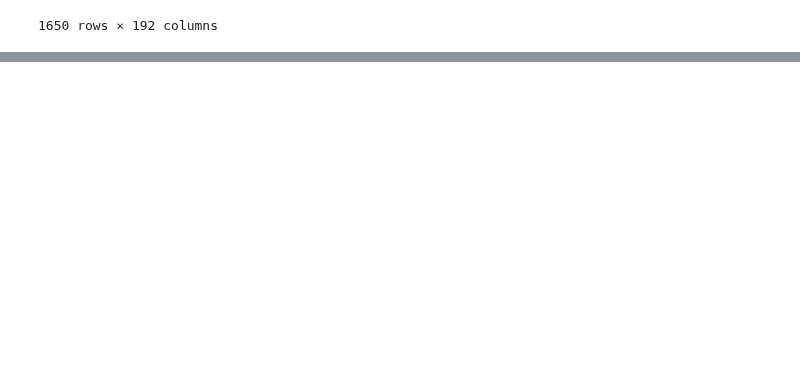
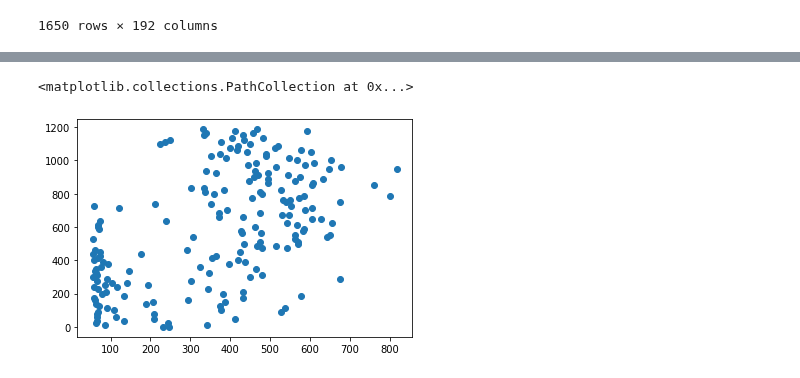
Before and after one commit to JohnWSteill/jlab_proj, a Jupyter notebook: Hello.ipynb, the cells around one changed output, grey strips where cells are left out. Drawn from its saved outputs; the diff is of its cells as text; code cells hidden in the pictures; blank space fills up the shorter version.

```diff
--- a/Hello.ipynb
+++ b/Hello.ipynb
@@ -86,0 +121,3 @@ s745_norm.loc[s745_norm.sum(axis=1) != 0,:]
+# %%
+time = [float(el.split('_')[1]) for el in obj.columns]
+print(time)
@@ -86,0 +131,6 @@ s745_norm.loc[s745_norm.sum(axis=1) != 0,:]
+# %%
+import matplotlib
+matplotlib.pyplot.scatter(obj.iloc[0,:],time)
+# %% [output]
+<matplotlib.collections.PathCollection at 0x...>
+[figure, added]
```
Also changed, not shown: parts of 6 cells of this notebook.
